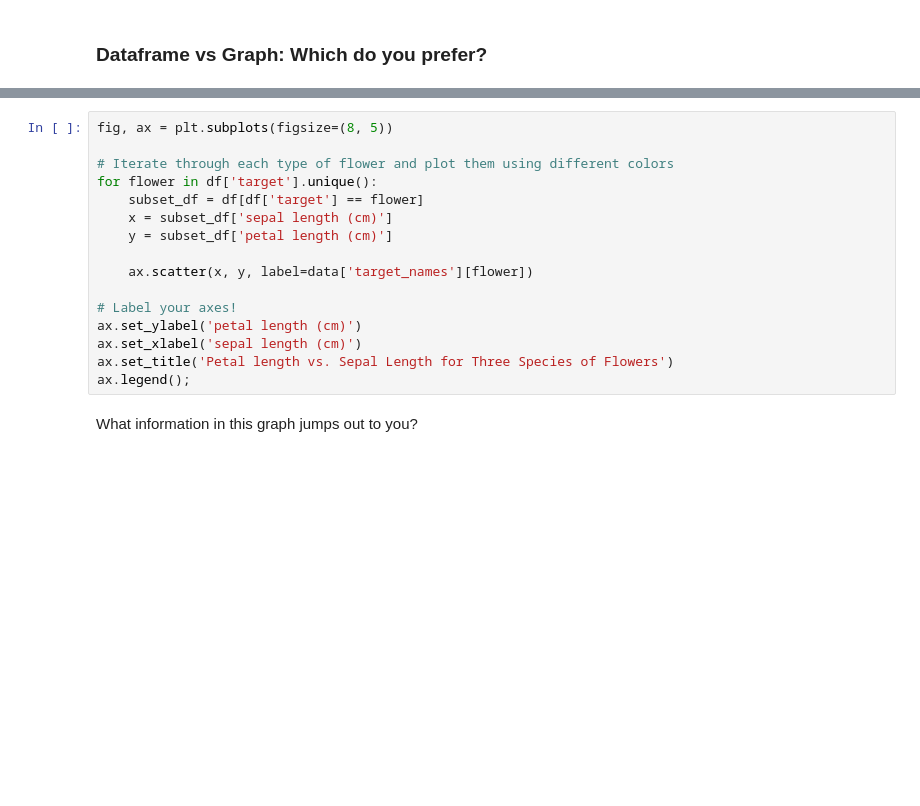
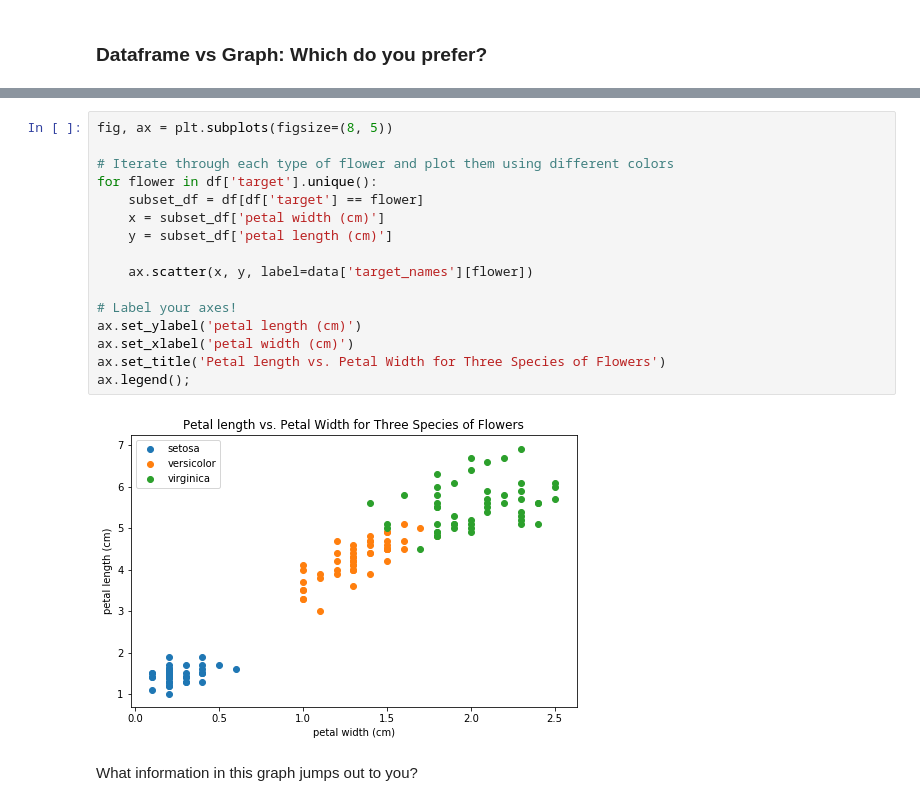
Before and after one commit to hmdev649/visualization_seattle-ds-102819, a Jupyter notebook: index.ipynb, the cells around one changed output, grey strips where cells are left out. Cells and saved outputs as stored; diff of their text form; blank space fills up the shorter version.

```diff
--- a/index.ipynb
+++ b/index.ipynb
@@ -33,19 +40,21 @@ df.sample(5)
 # %%
 fig, ax = plt.subplots(figsize=(8, 5))
 
 # Iterate through each type of flower and plot them using different colors
 for flower in df['target'].unique():
     subset_df = df[df['target'] == flower]
-    x = subset_df['sepal length (cm)']
+    x = subset_df['petal width (cm)']
     y = subset_df['petal length (cm)']
 
     ax.scatter(x, y, label=data['target_names'][flower])
 
 # Label your axes!
 ax.set_ylabel('petal length (cm)')
-ax.set_xlabel('sepal length (cm)')
-ax.set_title('Petal length vs. Sepal Length for Three Species of Flowers')
+ax.set_xlabel('petal width (cm)')
+ax.set_title('Petal length vs. Petal Width for Three Species of Flowers')
 ax.legend();
+# %% [output]
+[figure, added]
 # %% [markdown]
 What information in this graph jumps out to you?
 # %% [markdown]
```
Also changed, not shown: parts of 14 cells of this notebook, 1 other file.
